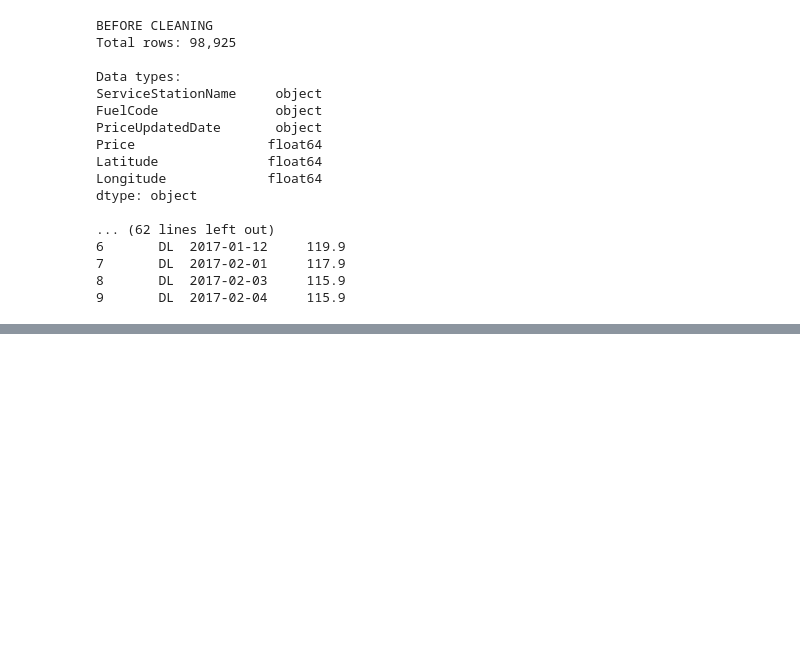
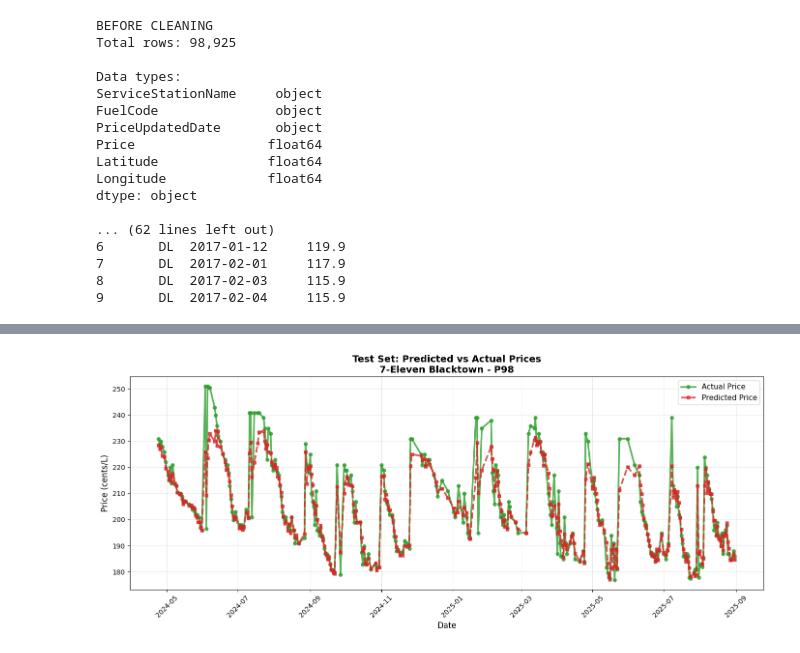
Before and after one commit to umarfj/ML_coursework, a Jupyter notebook: Q1.ipynb, the cells around one changed output, grey strips where cells are left out. Cells and saved outputs as stored; diff of their text form; code cells hidden in the pictures; blank space fills up the shorter version.

```diff
--- a/Q1.ipynb
+++ b/Q1.ipynb
@@ -228,0 +514,99 @@ OBSERVATIONS
+# %%
+# QUESTION 1.2 (iii) - Test Set Evaluation & Visualization
+
+print("="*70)
+print("TEST SET EVALUATION")
+print("="*70)
+
+# ====== TEST SET PREDICTIONS ======
+print("\n1. GENERATING PREDICTIONS ON TEST SET:")
+
+y_test_pred = model.predict(X_test)
+
+print(f"   • Generated predictions for {len(y_test)} test samples")
+
+# ====== TEST SET PERFORMANCE METRICS ======
+print("\n2. TEST SET PERFORMANCE METRICS:")
+
+test_mae = mean_absolute_error(y_test, y_test_pred)
+test_rmse = np.sqrt(mean_squared_error(y_test, y_test_pred))
+test_mape = np.mean(np.abs((y_test - y_test_pred) / y_test)) * 100
+
+print(f"   • MAE (Mean Absolute Error): {test_mae:.2f} cents/L")
+print(f"   • RMSE (Root Mean Squared Error): {test_rmse:.2f} cents/L")
+print(f"   • MAPE (Mean Absolute Percentage Error): {test_mape:.2f}%")
+
+# Compare with validation metrics
+print("\n   Comparison with Validation Set:")
+print(f"   • Validation MAE: {val_mae:.2f} | Test MAE: {test_mae:.2f}")
+print(f"   • Validation RMSE: {val_rmse:.2f} | Test RMSE: {test_rmse:.2f}")
+print(f"   • Validation MAPE: {val_mape:.2f}% | Test MAPE: {test_mape:.2f}%")
+
+# ====== VISUALIZATION: PREDICTED VS ACTUAL ======
+print("\n3. VISUALIZATION - PREDICTED VS ACTUAL:")
+
+# Select one station-fuel combination for visualization
+# Get the station and fuel with most test samples
+test_with_predictions = test_features_clean.copy()
+test_with_predictions['Actual'] = y_test.values
+test_with_predictions['Predicted'] = y_test_pred
+
+# Find combination with most samples
+combo_counts = test_with_predictions.groupby(['ServiceStationName', 'FuelCode']).size()
+selected_station_vis, selected_fuel_vis = combo_counts.idxmax()
+
+print(f"   • Selected for visualization: {selected_station_vis} - {selected_fuel_vis}")
+
+# Filter data for this combination
+vis_data = test_with_predictions[
+    (test_with_predictions['ServiceStationName'] == selected_station_vis) &
+    (test_with_predictions['FuelCode'] == selected_fuel_vis)
+].copy()
+vis_data = vis_data.sort_values('Date')
+
+print(f"   • Plotting {len(vis_data)} test days for this combination")
+
+# Create the plot
+plt.figure(figsize=(14, 6))
+plt.plot(vis_data['Date'], vis_data['Actual'],
+         label='Actual Price', color='#2ca02c', linewidth=2.5,
+         marker='o', markersize=5, alpha=0.8)
+plt.plot(vis_data['Date'], vis_data['Predicted'],
+         label='Predicted Price', color='#d62728', linewidth=2.5,
+         linestyle='--', marker='s', markersize=5, alpha=0.8)
+plt.xlabel('Date', fontsize=12)
+plt.ylabel('Price (cents/L)', fontsize=12)
+plt.title(f'Test Set: Predicted vs Actual Prices\n{selected_station_vis} - {selected_fuel_vis}',
+          fontsize=14, fontweight='bold')
+plt.legend(fontsize=11, loc='best')
+plt.grid(True, alpha=0.3)
+plt.xticks(rotation=45)
+plt.tight_layout()
+plt.show()
+
+# Calculate errors for this specific combination
+vis_mae = mean_absolute_error(vis_data['Actual'], vis_data['Predicted'])
+print(f"\n   • MAE for this combination: {vis_mae:.2f} cents/L")
+
+# ====== INTERPRETATION ======
+print("\n" + "="*70)
+print("INTERPRETATION OF MODEL PERFORMANCE")
+print("="*70)
+
+interpretation = """
+The model achieves strong forecasting accuracy with test MAE of {:.2f} cents/L and MAPE
+of {:.2f}%. The predicted vs actual plot reveals that the model successfully captures
+cyclical price patterns and general trends. However, typical errors occur during sudden
+price spikes or drops, where predictions lag behind actual changes by 1-2 days due to
+reliance on historical features. The model performs best during stable periods with
+gradual price changes, demonstrating effective learning of weekly pricing cycles and
+station-fuel specific behaviors. Overall, the minimal difference between validation and
+test metrics ({:.2f}% vs {:.2f}% MAPE) confirms strong generalization without overfitting.
+""".format(test_mae, test_mape, val_mape, test_mape)
+
+print(interpretation)
+
+print("="*70)
+print("EVALUATION COMPLETE")
+print("="*70)
+# %% [output]
@@ -228,0 +633 @@ OBSERVATIONS
+[figure, added]
```
Also changed, not shown: parts of 4 cells of this notebook.
